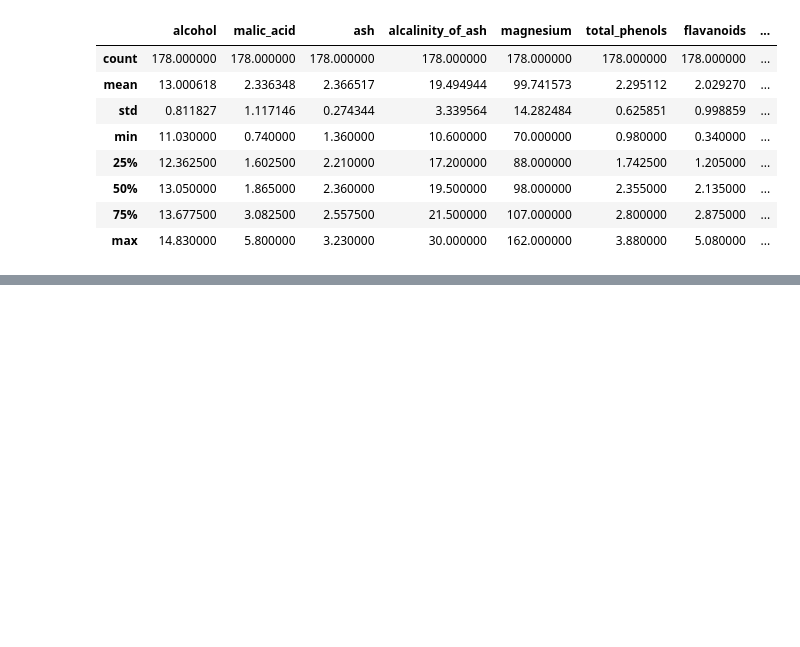
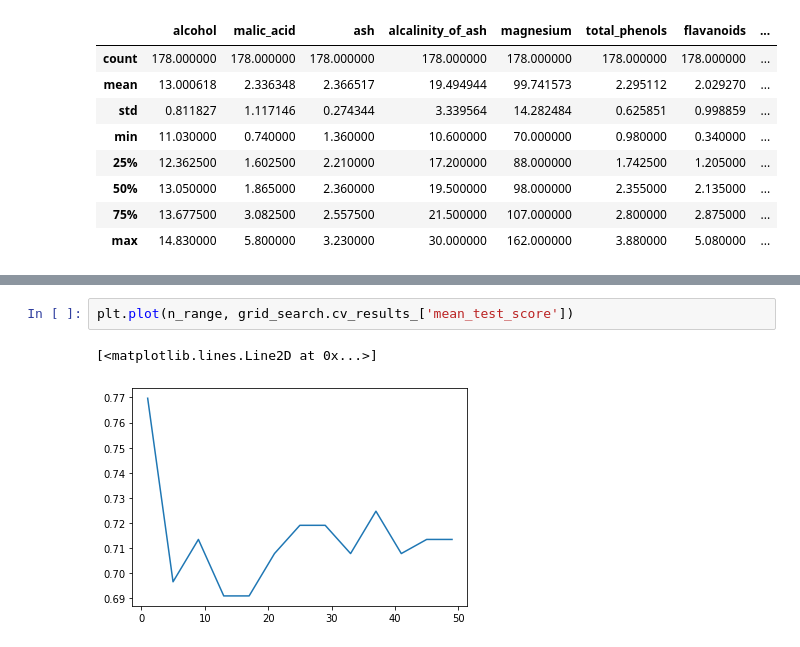
Before and after one commit to Zidbrain/iu5-TMO, a Jupyter notebook: lab3/lab3.ipynb, the cells around one changed output, grey strips where cells are left out. Saved outputs shown, nothing was run; the diff lists cells and outputs as text; blank space fills up the shorter version.

```diff
--- a/lab3/lab3.ipynb
+++ b/lab3/lab3.ipynb
@@ -97,0 +133,5 @@ mtr.f1_score(wine_Y_test, target_simple, average='micro')
+# %%
+plt.plot(n_range, grid_search.cv_results_['mean_test_score'])
+# %% [output]
+[<matplotlib.lines.Line2D at 0x...>]
+[figure, added]
```
Also changed, not shown: parts of 17 cells of this notebook, 1 other file.
